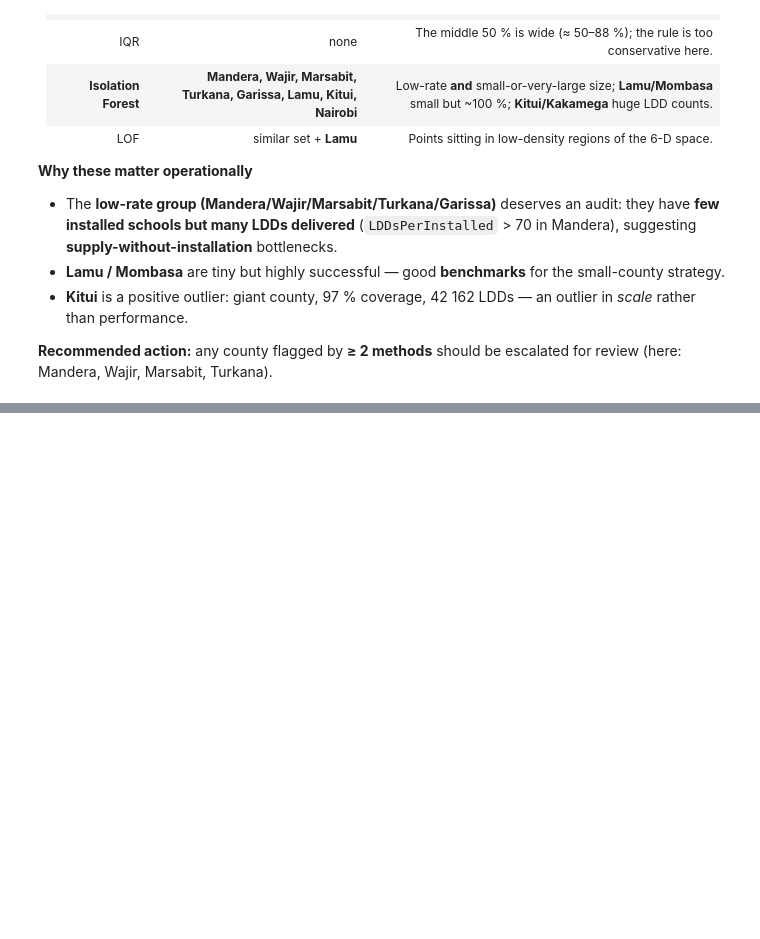
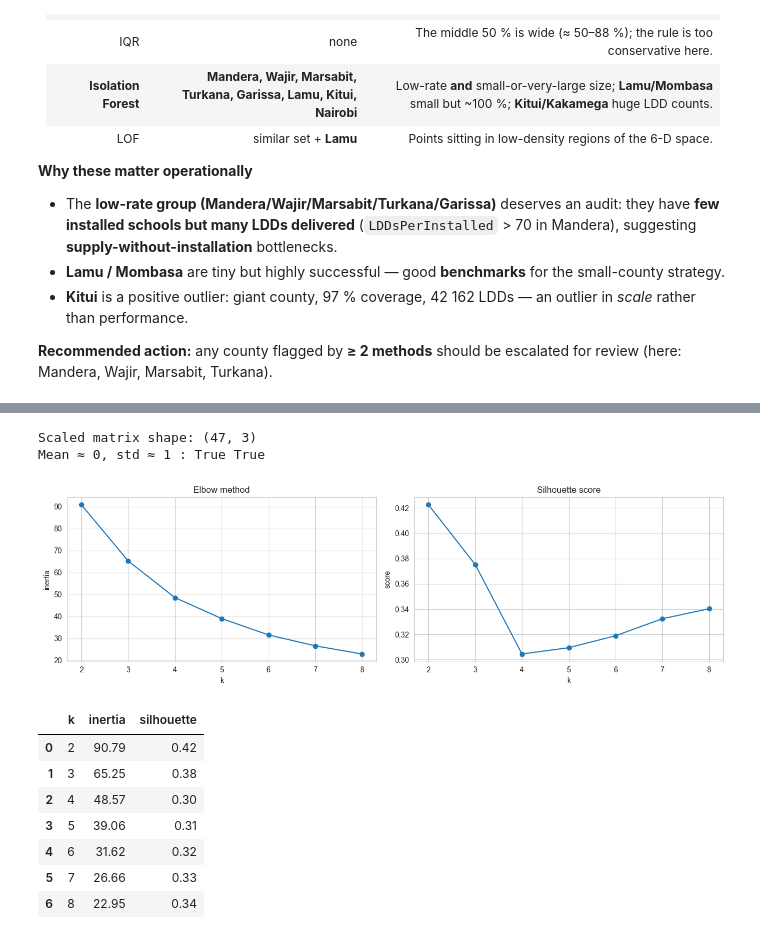
Before and after one commit to Rukundo-elie/country-schools-lab, a Jupyter notebook: Lab2_CountrySchools.ipynb, the cells around one changed output, grey strips where cells are left out. Cells and saved outputs as stored; diff of their text form; code cells hidden in the pictures; blank space fills up the shorter version.

Commit message:
task 5: K-Means clustering, elbow method, and cluster profiling

```diff
--- a/Lab2_CountrySchools.ipynb
+++ b/Lab2_CountrySchools.ipynb
@@ -348,0 +357,40 @@ plt.tight_layout(); plt.show()
+# %%
+cluster_feats = ["PercentageInstalled","log_TotalSchools","LDDsPerInstalled"]
+Xc = df[cluster_feats].copy()
+
+scaler_c = StandardScaler()
+Xc_scaled = scaler_c.fit_transform(Xc)
+print("Scaled matrix shape:", Xc_scaled.shape)
+print("Mean ≈ 0, std ≈ 1 :", np.allclose(Xc_scaled.mean(0), 0, atol=1e-9),
+      np.allclose(Xc_scaled.std(0), 1, atol=1e-9))
+# %% [output]
+Scaled matrix shape: (47, 3)
+Mean ≈ 0, std ≈ 1 : True True
+# %%
+ks = range(2, 9)
+inertia, sil = [], []
+
+for k in ks:
+    km = KMeans(n_clusters=k, n_init=20, random_state=RANDOM_STATE)
+    labels = km.fit_predict(Xc_scaled)
+    inertia.append(km.inertia_)
+    sil.append(silhouette_score(Xc_scaled, labels))
+
+fig, ax = plt.subplots(1, 2, figsize=(13, 4))
+ax[0].plot(list(ks), inertia, "o-"); ax[0].set_title("Elbow method")
+ax[0].set_xlabel("k"); ax[0].set_ylabel("inertia")
+ax[1].plot(list(ks), sil, "o-"); ax[1].set_title("Silhouette score")
+ax[1].set_xlabel("k"); ax[1].set_ylabel("score")
+plt.tight_layout(); plt.show()
+
+display(pd.DataFrame({"k": list(ks), "inertia": inertia, "silhouette": sil}))
+# %% [output]
+[figure, added]
+|  | k | inertia | silhouette |
+| 0 | 2 | 90.79 | 0.42 |
+| 1 | 3 | 65.25 | 0.38 |
+| 2 | 4 | 48.57 | 0.30 |
+| 3 | 5 | 39.06 | 0.31 |
+| 4 | 6 | 31.62 | 0.32 |
+| 5 | 7 | 26.66 | 0.33 |
+| 6 | 8 | 22.95 | 0.34 |
```
Also changed, not shown: parts of 5 cells of this notebook.
